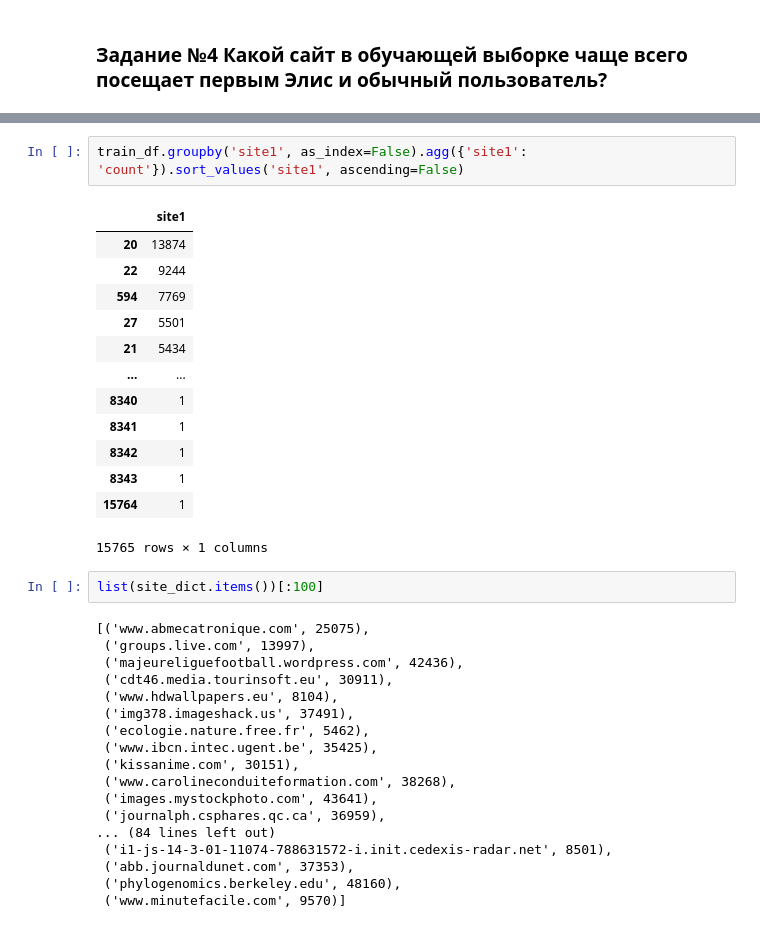
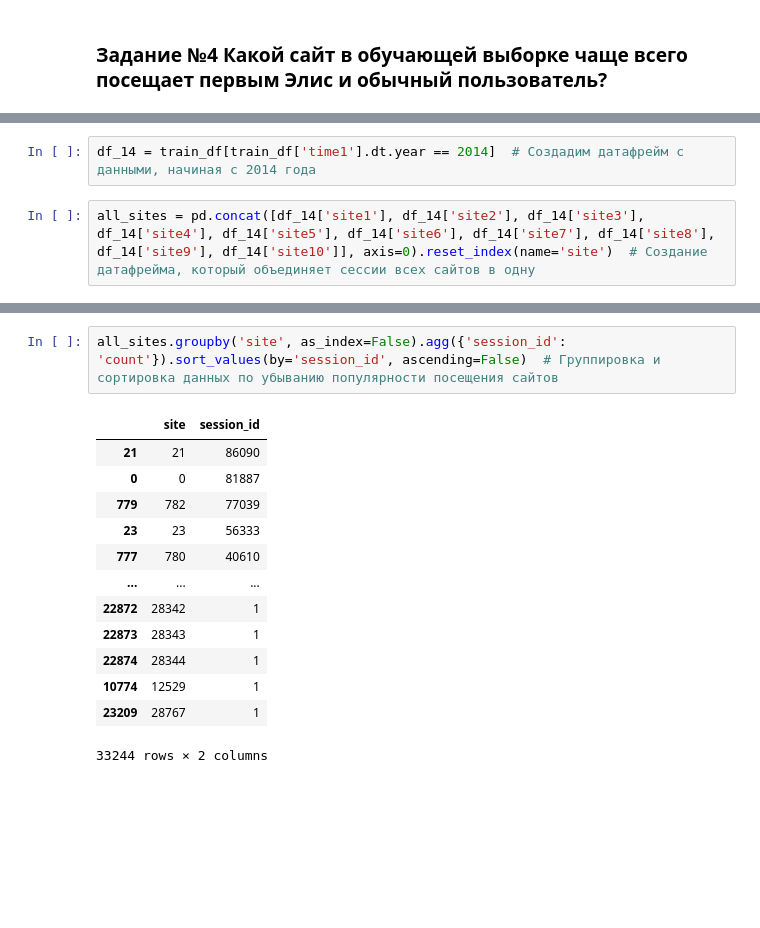
Before and after one commit to Zetis659/NEW_mlcourse.ai, a Jupyter notebook: Lessons/Linear_model(alice)/alice-baseline1.ipynb, the cells around one changed output, grey strips where cells are left out. Drawn from its saved outputs; the diff is of its cells as text; blank space fills up the shorter version.

```diff
--- a/Lessons/Linear_model(alice)/alice-baseline1.ipynb
+++ b/Lessons/Linear_model(alice)/alice-baseline1.ipynb
@@ -514,0 +590,4 @@ Name: site1, Length: 253561, dtype: int32>
+# %%
+df_14 = train_df[train_df['time1'].dt.year == 2014]  # Создадим датафрейм с данными, начиная с 2014 года
+# %%
+all_sites = pd.concat([df_14['site1'], df_14['site2'], df_14['site3'], df_14['site4'], df_14['site5'], df_14['site6'], df_14['site7'], df_14['site8'], df_14['site9'], df_14['site10']], axis=0).reset_index(name='site')  # Создание датафрейма, который объединяет сессии всех сайтов в одну
@@ -515,36 +610,16 @@ Name: site1, Length: 253561, dtype: int32>
 # %%
-train_df.groupby('site1', as_index=False).agg({'site1': 'count'}).sort_values('site1', ascending=False)
+all_sites.groupby('site', as_index=False).agg({'session_id': 'count'}).sort_values(by='session_id', ascending=False)  # Группировка и сортировка данных по убыванию популярности посещения сайтов
 # %% [output]
-|  | site1 |
-| 20 | 13874 |
-| 22 | 9244 |
-| 594 | 7769 |
-| 27 | 5501 |
-| 21 | 5434 |
-| ... | ... |
-| 8340 | 1 |
-| 8341 | 1 |
-| 8342 | 1 |
-| 8343 | 1 |
-| 15764 | 1 |
+|  | site | session_id |
+| 21 | 21 | 86090 |
+| 0 | 0 | 81887 |
+| 779 | 782 | 77039 |
+| 23 | 23 | 56333 |
+| 777 | 780 | 40610 |
+| ... | ... | ... |
+| 22872 | 28342 | 1 |
+| 22873 | 28343 | 1 |
+| 22874 | 28344 | 1 |
+| 10774 | 12529 | 1 |
+| 23209 | 28767 | 1 |
-15765 rows × 1 columns
+33244 rows × 2 columns
-# %%
-list(site_dict.items())[:100]
-# %% [output]
-[('www.abmecatronique.com', 25075),
- ('groups.live.com', 13997),
- ('majeureliguefootball.wordpress.com', 42436),
- ('cdt46.media.tourinsoft.eu', 30911),
- ('www.hdwallpapers.eu', 8104),
- ('img378.imageshack.us', 37491),
- ('ecologie.nature.free.fr', 5462),
- ('www.ibcn.intec.ugent.be', 35425),
- ('kissanime.com', 30151),
- ('www.carolineconduiteformation.com', 38268),
- ('images.mystockphoto.com', 43641),
- ('journalph.csphares.qc.ca', 36959),
-... (84 lines left out)
- ('i1-js-14-3-01-11074-788631572-i.init.cedexis-radar.net', 8501),
- ('abb.journaldunet.com', 37353),
- ('phylogenomics.berkeley.edu', 48160),
- ('www.minutefacile.com', 9570)]
```
Also changed, not shown: parts of 45 cells of this notebook.
